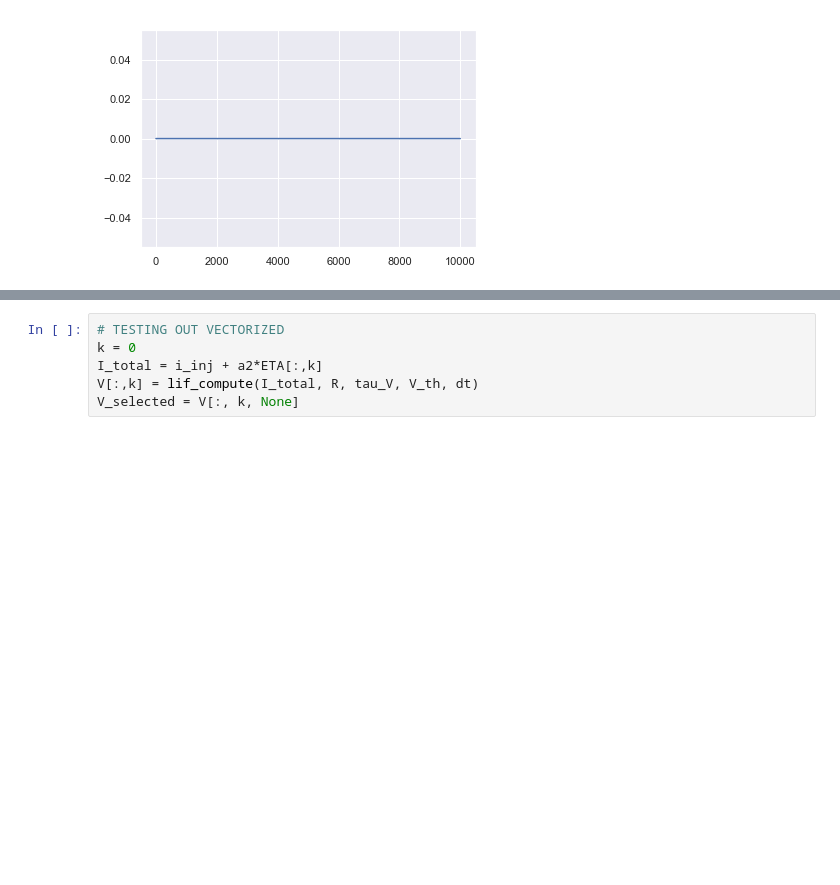
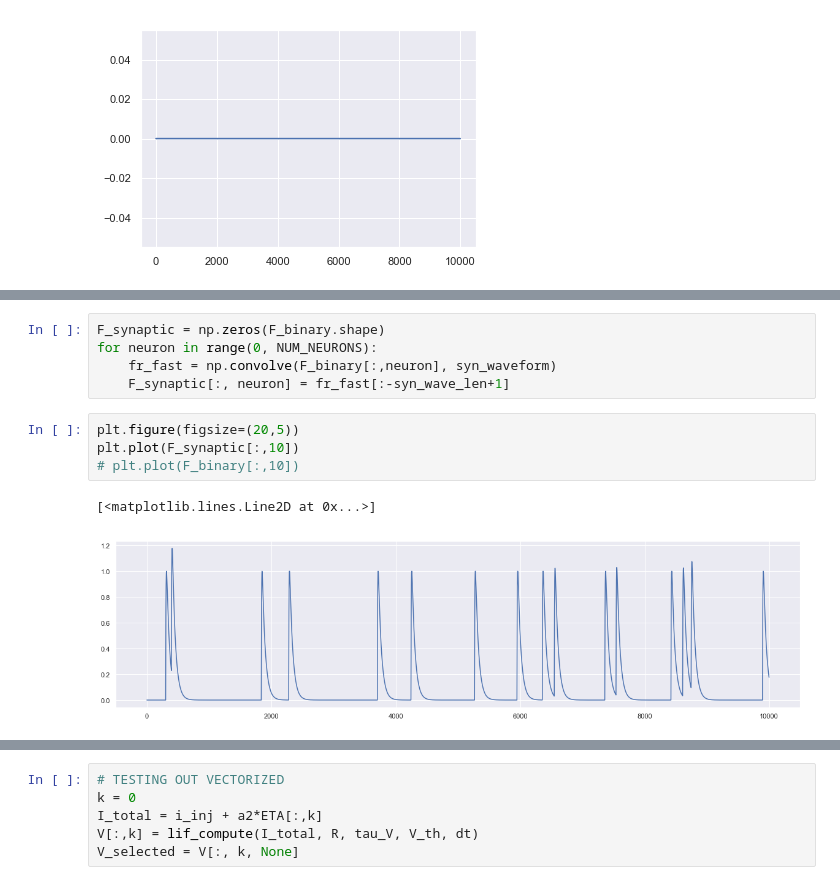
Before and after one commit to nsbspl/async-spike-propagation, a Jupyter notebook: main.ipynb, the cells around one changed output, grey strips where cells are left out. Drawn from its saved outputs; the diff is of its cells as text; blank space fills up the shorter version.

```diff
--- a/main.ipynb
+++ b/main.ipynb
@@ -94,0 +111,12 @@ plt.plot(M_S)
+# %%
+F_synaptic = np.zeros(F_binary.shape)
+for neuron in range(0, NUM_NEURONS):
+    fr_fast = np.convolve(F_binary[:,neuron], syn_waveform)
+    F_synaptic[:, neuron] = fr_fast[:-syn_wave_len+1]
+# %%
+plt.figure(figsize=(20,5))
+plt.plot(F_synaptic[:,10])
+# plt.plot(F_binary[:,10])
+# %% [output]
+[<matplotlib.lines.Line2D at 0x...>]
+[figure, added]
```
Also changed, not shown: parts of 11 cells of this notebook, 1 other file.
